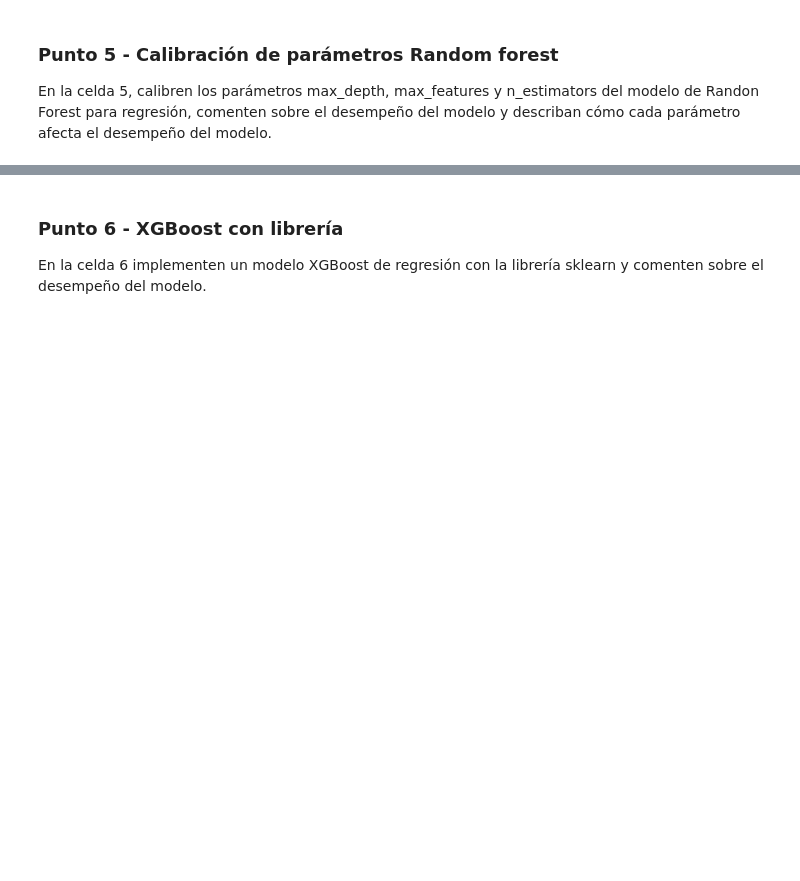
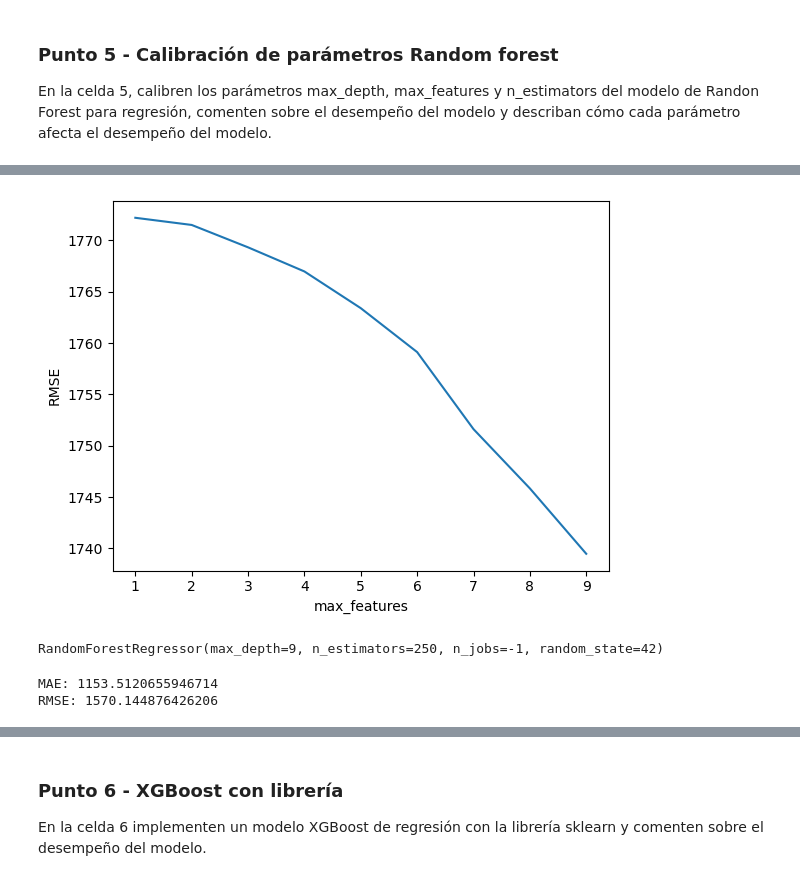
Before and after one commit to monsedcgc19/MIAD_ML_NLP_2025, a Jupyter notebook: Semana 2/S2TC1_RandomForests_Boosting.ipynb, the cells around one changed output, grey strips where cells are left out. Saved outputs shown, nothing was run; the diff lists cells and outputs as text; code cells hidden in the pictures; blank space fills up the shorter version.

```diff
--- a/Semana 2/S2TC1_RandomForests_Boosting.ipynb
+++ b/Semana 2/S2TC1_RandomForests_Boosting.ipynb
@@ -405,0 +474,38 @@ En la celda 5, calibren los parámetros max_depth, max_features y n_estimators d
+# %%
+feature_range = range(1, len(X_train.columns) + 1)
+
+rmse_scores = []
+
+
+for feature in feature_range:
+    reg = RandomForestRegressor(n_estimators=200, max_features=feature, random_state=1, n_jobs=-1)
+    scores = cross_val_score(reg, X_train, y_train, cv=10, scoring='neg_root_mean_squared_error')
+    rmse_scores.append(-scores.mean())
+
+plt.plot(feature_range, rmse_scores)
+plt.xlabel('max_features')
+plt.ylabel('RMSE')
+plt.show()
+# %% [output]
+[figure, added]
+# %%
+modelo_rf_calib = RandomForestRegressor(n_estimators=250, max_depth=9, random_state=42, n_jobs=-1)
+
+pd.Series(cross_val_score(modelo_rf_calib, X_train, y_train, cv=10))
+
+modelo_rf_calib.fit(X_train, y_train)
+# %% [output]
+RandomForestRegressor(max_depth=9, n_estimators=250, n_jobs=-1, random_state=42)
+# %%
+y_pred_train_rf_calib = modelo_rf_calib.predict(X_train)
+y_pred_test_rf_calib = modelo_rf_calib.predict(X_test)
+
+
+mae_rf_calib = mean_absolute_error(y_test, y_pred_test_rf_calib)
+rmse_rf_calib = np.sqrt(mean_squared_error(y_test, y_pred_test_rf_calib))
+
+print("MAE:", mae_rf_calib)
+print("RMSE:", rmse_rf_calib)
+# %% [output]
+MAE: 1153.5120655946714
+RMSE: 1570.144876426206
```
Also changed, not shown: parts of 12 cells of this notebook.
